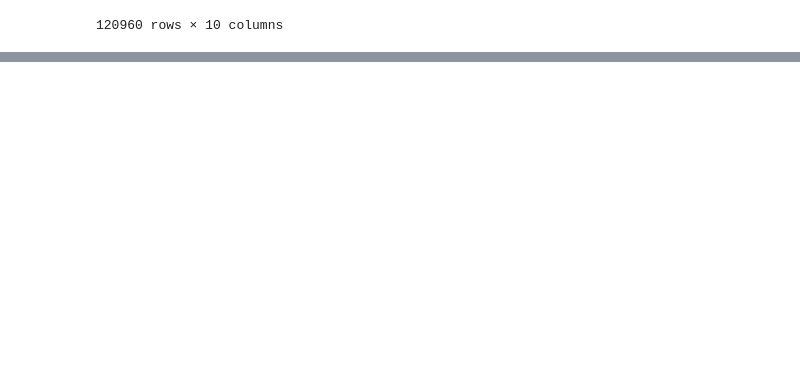
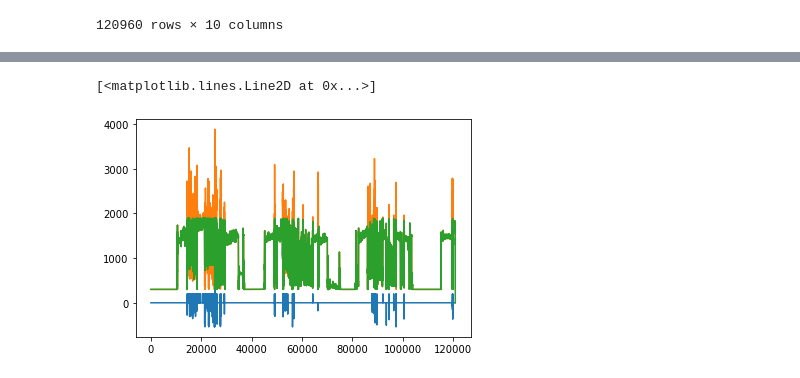
Before and after one commit to andreasdyve/EquinorProject, a Jupyter notebook: python notebooks/BaseCase_MedBat_Calc_Peakshaving.ipynb, the cells around one changed output, grey strips where cells are left out. Saved outputs shown, nothing was run; the diff lists cells and outputs as text; code cells hidden in the pictures; blank space fills up the shorter version.

```diff
--- a/python notebooks/BaseCase_MedBat_Calc_Peakshaving.ipynb
+++ b/python notebooks/BaseCase_MedBat_Calc_Peakshaving.ipynb
@@ -99,0 +171,7 @@ plt.grid()
+# %%
+plt.plot(bat)
+plt.plot(load)
+plt.plot(dg0)
+# %% [output]
+[<matplotlib.lines.Line2D at 0x...>]
+[figure, added]
```
Also changed, not shown: parts of 10 cells of this notebook, 2 other files.
